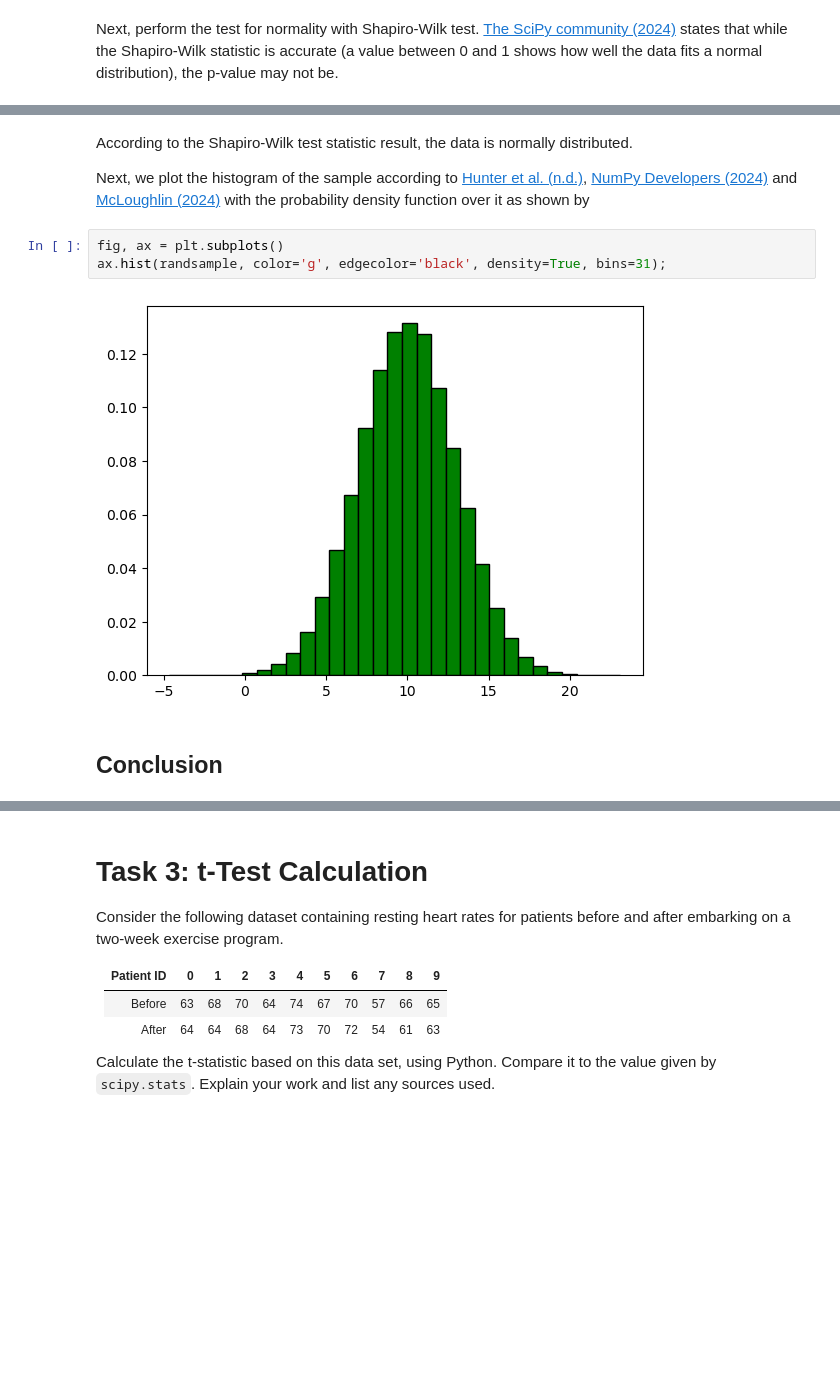
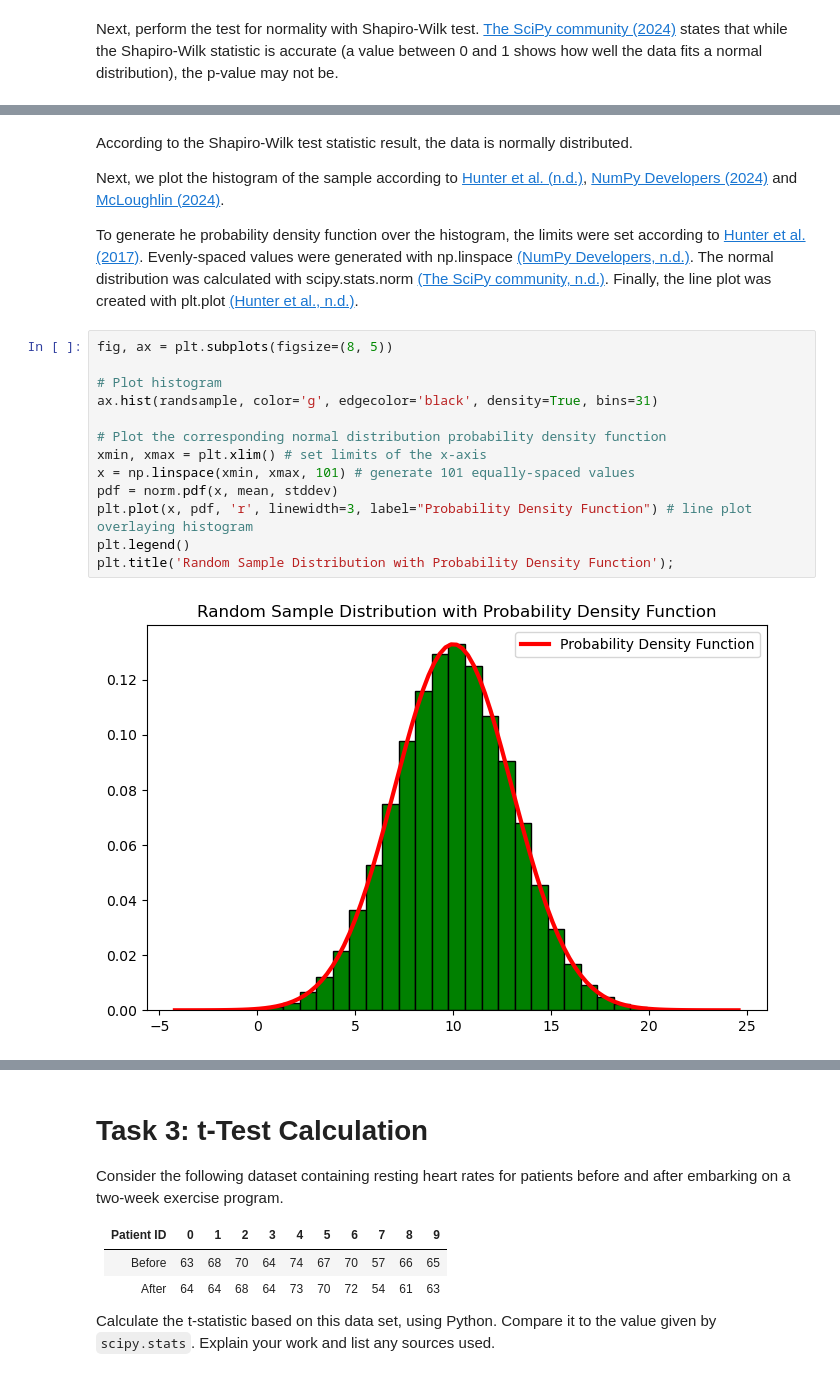
Before and after one commit to nurbujang/asappstatw24, a Jupyter notebook: tasks.ipynb, the cells around one changed output, grey strips where cells are left out. Cells and saved outputs as stored; diff of their text form; blank space fills up the shorter version.

```diff
--- a/tasks.ipynb
+++ b/tasks.ipynb
@@ -177,11 +177,21 @@ shapirotest, shapirosub
 # %% [markdown]
 According to the Shapiro-Wilk test statistic result, the data is normally distributed.
 
-Next, we plot the histogram of the sample according to <a href="https://matplotlib.org/stable/api/_as_gen/matplotlib.pyplot.hist.html">Hunter et al. (n.d.)</a>, <a href="https://numpy.org/doc/stable/reference/generated/numpy.histogram.html#numpy-histogram">NumPy Developers (2024)</a> and <a href="https://github.com/ianmcloughlin/2425_applied_statistics">McLoughlin (2024)</a> with the probability density function over it as shown by
+Next, we plot the histogram of the sample according to <a href="https://matplotlib.org/stable/api/_as_gen/matplotlib.pyplot.hist.html">Hunter et al. (n.d.)</a>, <a href="https://numpy.org/doc/stable/reference/generated/numpy.histogram.html#numpy-histogram">NumPy Developers (2024)</a> and <a href="https://github.com/ianmcloughlin/2425_applied_statistics">McLoughlin (2024)</a>.
+
+To generate he probability density function over the histogram, the limits were set according to <a href="https://matplotlib.org/2.1.2/api/_as_gen/matplotlib.pyplot.xlim.html">Hunter et al. (2017)</a>. Evenly-spaced values were generated with np.linspace <a href="https://numpy.org/doc/stable/reference/generated/numpy.linspace.html">(NumPy Developers, n.d.)</a>. The normal distribution was calculated with scipy.stats.norm <a href="https://docs.scipy.org/doc/scipy/reference/generated/scipy.stats.norm.html">(The SciPy community, n.d.)</a>. Finally, the line plot was created with plt.plot <a href="https://matplotlib.org/stable/api/_as_gen/matplotlib.pyplot.plot.html">(Hunter et al., n.d.)</a>.
-# %%
-fig, ax = plt.subplots()
-ax.hist(randsample, color='g', edgecolor='black', density=True, bins=31);
-# %% [output]
-[figure, removed]
-# %% [markdown]
-## Conclusion
+# %%
+fig, ax = plt.subplots(figsize=(8, 5))
+
+# Plot histogram
+ax.hist(randsample, color='g', edgecolor='black', density=True, bins=31)
+
+# Plot the corresponding normal distribution probability density function
+xmin, xmax = plt.xlim() # set limits of the x-axis
+x = np.linspace(xmin, xmax, 101) # generate 101 equally-spaced values
+pdf = norm.pdf(x, mean, stddev)
+plt.plot(x, pdf, 'r', linewidth=3, label="Probability Density Function") # line plot overlaying histogram
+plt.legend()
+plt.title('Random Sample Distribution with Probability Density Function');
+# %% [output]
+[figure, added]
```
Also changed, not shown: parts of 5 cells of this notebook.
